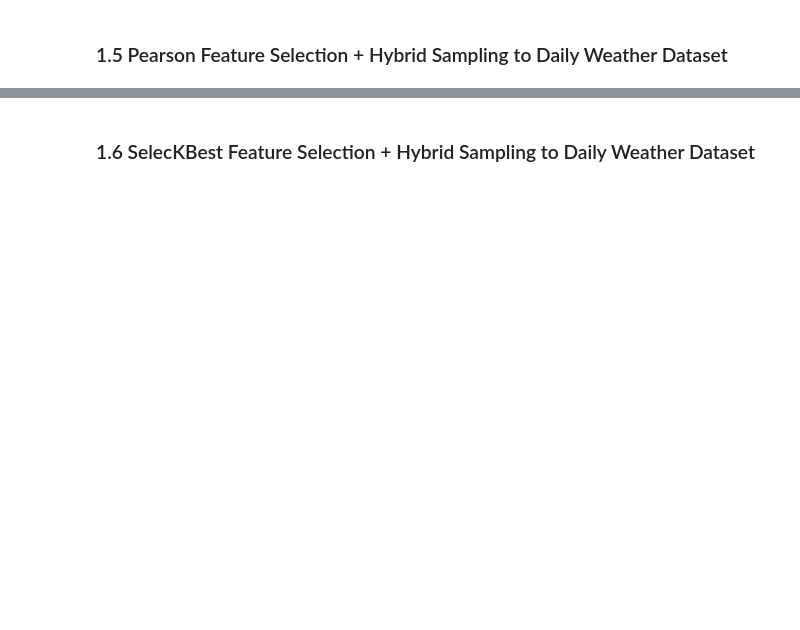
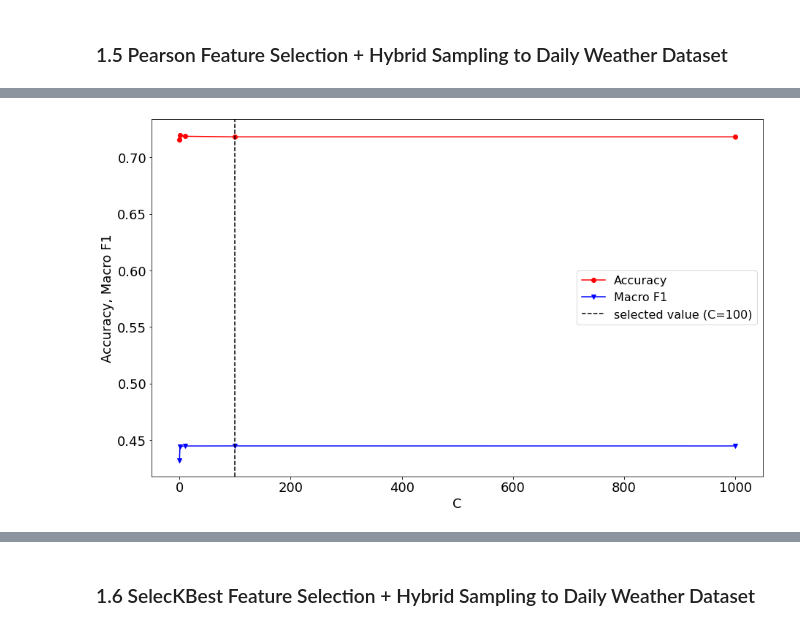
Before and after one commit to RifatIslamOmio/Weather-WaterLevel-Prediction-ML, a Jupyter notebook: Notebooks/brri-dataset/experimentations/svm_classification.ipynb, the cells around one changed output, grey strips where cells are left out. Drawn from its saved outputs; the diff is of its cells as text; code cells hidden in the pictures; blank space fills up the shorter version.

```diff
--- a/Notebooks/brri-dataset/experimentations/svm_classification.ipynb
+++ b/Notebooks/brri-dataset/experimentations/svm_classification.ipynb
@@ -221,13 +235,15 @@ print(f'Train set performance: accuracy={train_accuracy}, macro-f1={train_f1}')
 # %%
 # graph on train set performance
 
 # hyper-parameters selected by GridSearchCV
 selected_model_params = selected_hyperparams
-#selected_model_params['random_state'] = RAND_SEED
+selected_model_params['random_state'] = RAND_SEED
 
 showEvalutationGraph_classification(MODEL_CLASS, weather_daily_fs1_train_df, cls=class_label,
                                 x_axis_param_name=x_axis_param_name, x_axis_param_vals=x_axis_param_vals,
                                 selected_model_params=selected_model_params)
+# %% [output]
+[figure, added]
 # %%
 # test model
 test_accuracy, test_f1 = eval_classification(model, weather_daily_fs1_test_df, cls=class_label)
```
Also changed, not shown: parts of 12 cells of this notebook.
